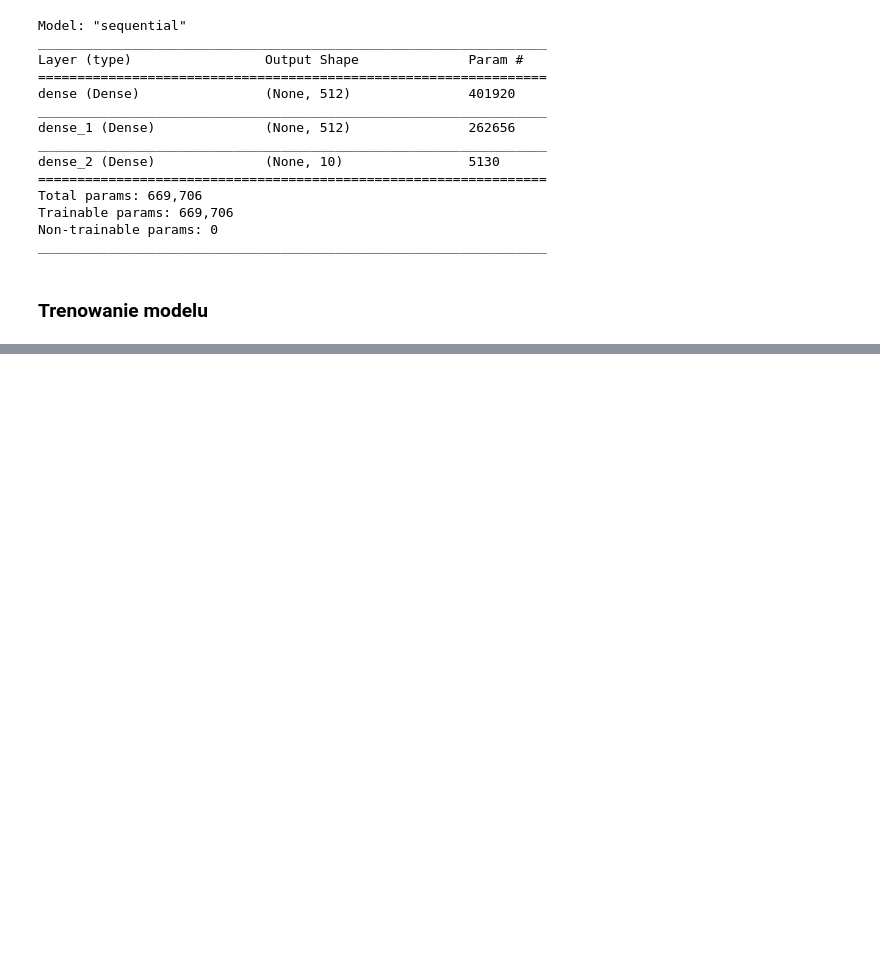
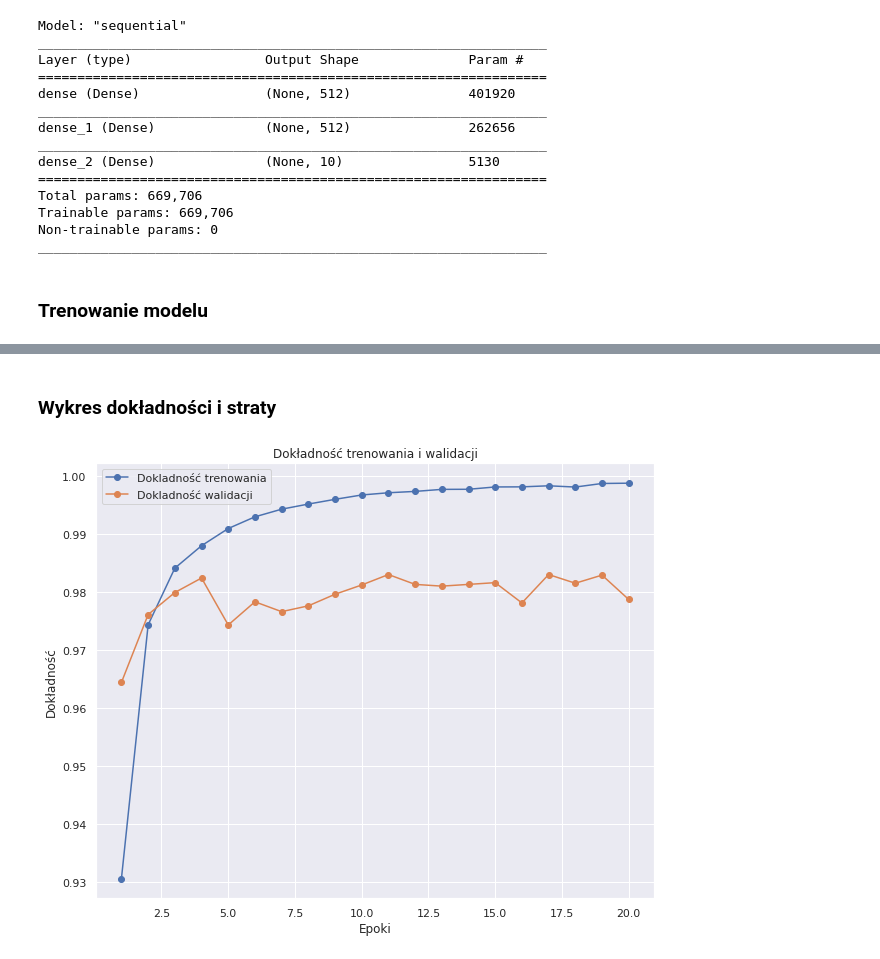
Before and after one commit to lukasztracz195/DeepLearningInPythonCourse, a Jupyter notebook: MNIST_nn.ipynb, the cells around one changed output, grey strips where cells are left out. Drawn from its saved outputs; the diff is of its cells as text; code cells hidden in the pictures; blank space fills up the shorter version.

```diff
--- a/MNIST_nn.ipynb
+++ b/MNIST_nn.ipynb
@@ -130,0 +131,22 @@ model.evaluate(X_test, y_test)
+# %% [markdown]
+### Wykres dokładności i straty
+# %%
+def make_accuracy_plot(history):
+  """
+  Funckja zwraca wykres dokładności (accuracy) modelu na zbiorze treningowym i walidacyjnym.
+  """
+
+  import matplotlib.pyplot as plt
+  import seaborn as sns
+  sns.set()
+  acc, val_acc = history.history['accuracy'], history.history['val_accuracy']
+  epochs = range(1, len(acc)+1)
+
+  plt.figure(figsize=(10,8))
+  plt.plot(epochs, acc, label='Dokladność trenowania', marker='o')
+  plt.plot(epochs, val_acc, label='Dokladność walidacji', marker='o')
+  plt.legend()
+  plt.title('Dokładność trenowania i walidacji')
+  plt.xlabel('Epoki')
+  plt.ylabel('Dokładność')
+  plt.show()
@@ -130,0 +174,4 @@ model.evaluate(X_test, y_test)
+# %%
+make_accuracy_plot(history)
+# %% [output]
+[figure, added]
```
Also changed, not shown: parts of 4 cells of this notebook.
